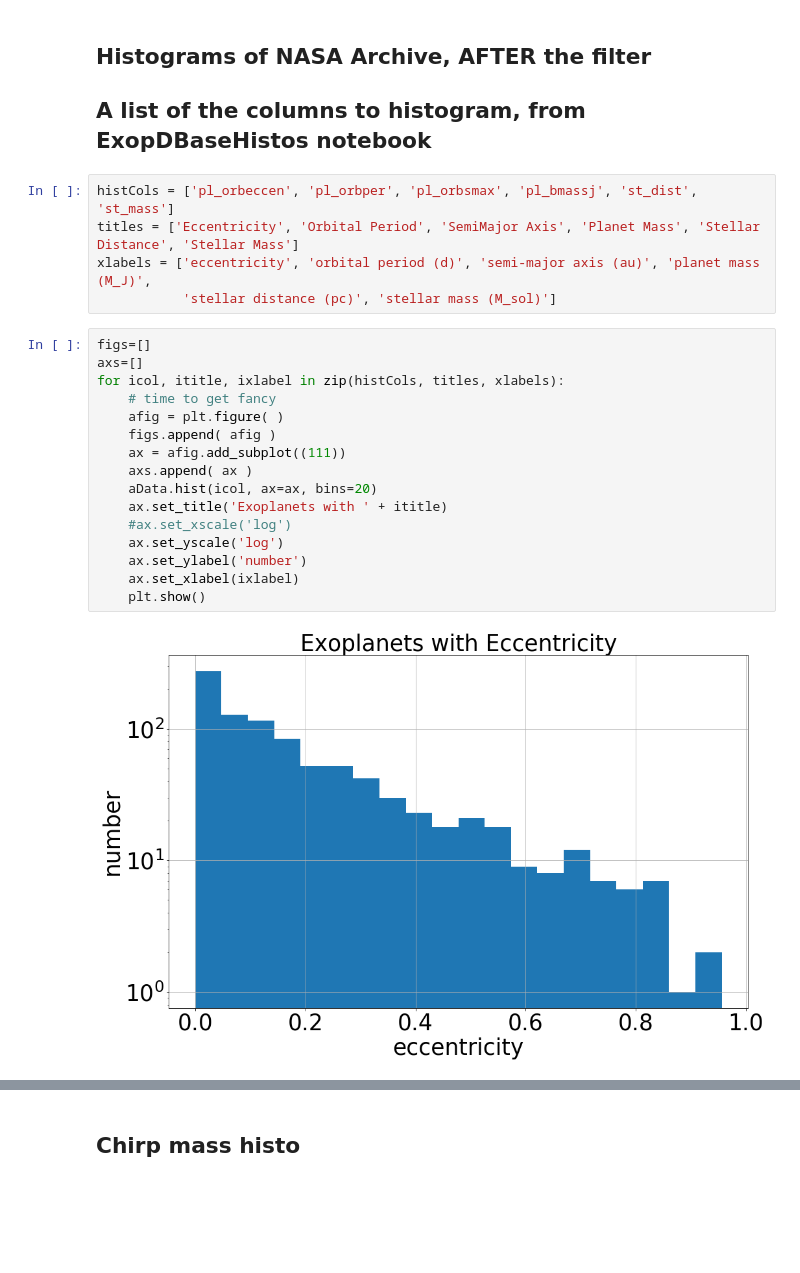
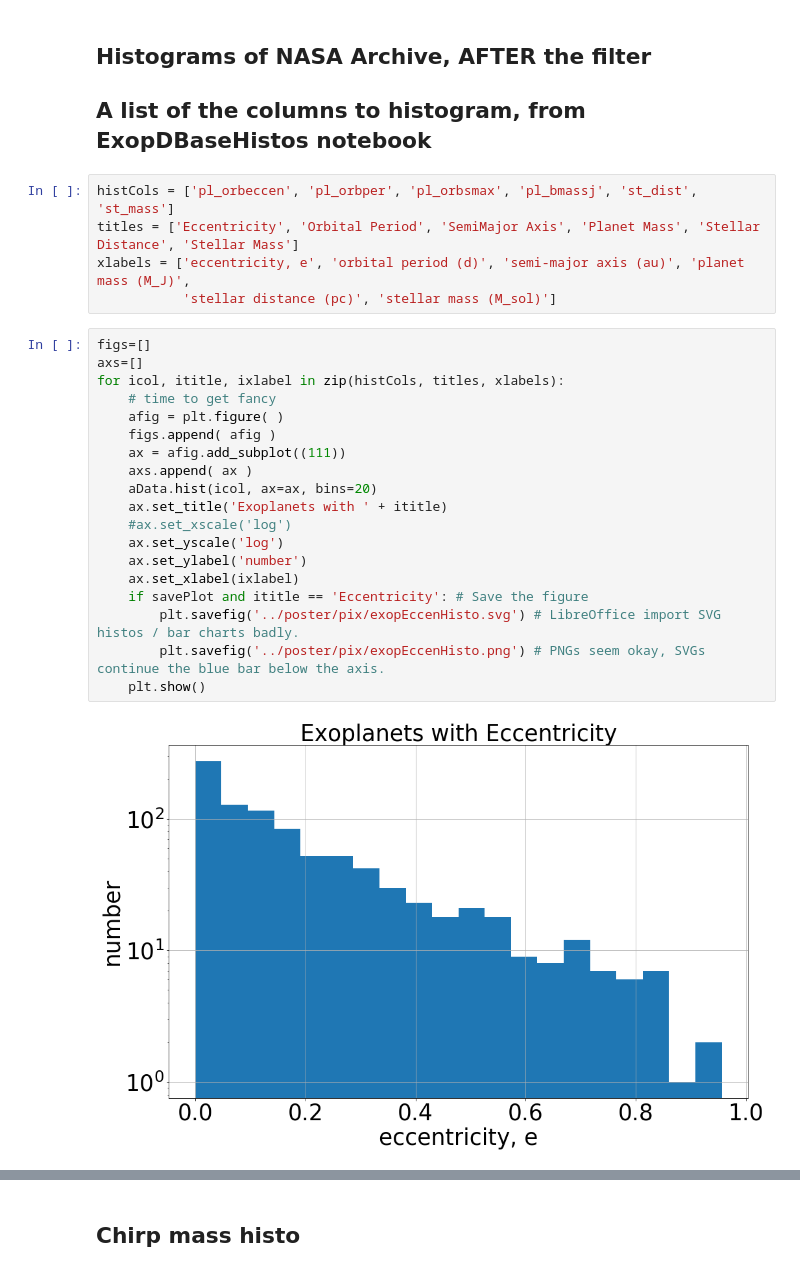
Before and after one commit to gabella/exoplanetsMath, a Jupyter notebook: python/PrettyPlotsGWStrainEtc.ipynb, the cells around one changed output, grey strips where cells are left out. Drawn from its saved outputs; the diff is of its cells as text; blank space fills up the shorter version.

Commit message:
added exop archive histos for eccen and chirp mass

```diff
--- a/python/PrettyPlotsGWStrainEtc.ipynb
+++ b/python/PrettyPlotsGWStrainEtc.ipynb
@@ -267,26 +267,29 @@ if savePlot:
 # %%
 histCols = ['pl_orbeccen', 'pl_orbper', 'pl_orbsmax', 'pl_bmassj', 'st_dist', 'st_mass']
 titles = ['Eccentricity', 'Orbital Period', 'SemiMajor Axis', 'Planet Mass', 'Stellar Distance', 'Stellar Mass']
-xlabels = ['eccentricity', 'orbital period (d)', 'semi-major axis (au)', 'planet mass (M_J)',
+xlabels = ['eccentricity, e', 'orbital period (d)', 'semi-major axis (au)', 'planet mass (M_J)',
            'stellar distance (pc)', 'stellar mass (M_sol)']
 # %%
 figs=[]
 axs=[]
 for icol, ititle, ixlabel in zip(histCols, titles, xlabels):
     # time to get fancy
     afig = plt.figure( )
     figs.append( afig )
     ax = afig.add_subplot((111))
     axs.append( ax )
     aData.hist(icol, ax=ax, bins=20)
     ax.set_title('Exoplanets with ' + ititle)
     #ax.set_xscale('log')
     ax.set_yscale('log')
     ax.set_ylabel('number')
     ax.set_xlabel(ixlabel)
+    if savePlot and ititle == 'Eccentricity': # Save the figure
+        plt.savefig('../poster/pix/exopEccenHisto.svg') # LibreOffice import SVG histos / bar charts badly.
+        plt.savefig('../poster/pix/exopEccenHisto.png') # PNGs seem okay, SVGs continue the blue bar below the axis.
     plt.show()
 # %% [output]
-[figure, old version]
+[figure, new version]
 [figure]
 [figure]
 [figure]
```
Also changed, not shown: parts of 1 cell of this notebook, 7 other files.
